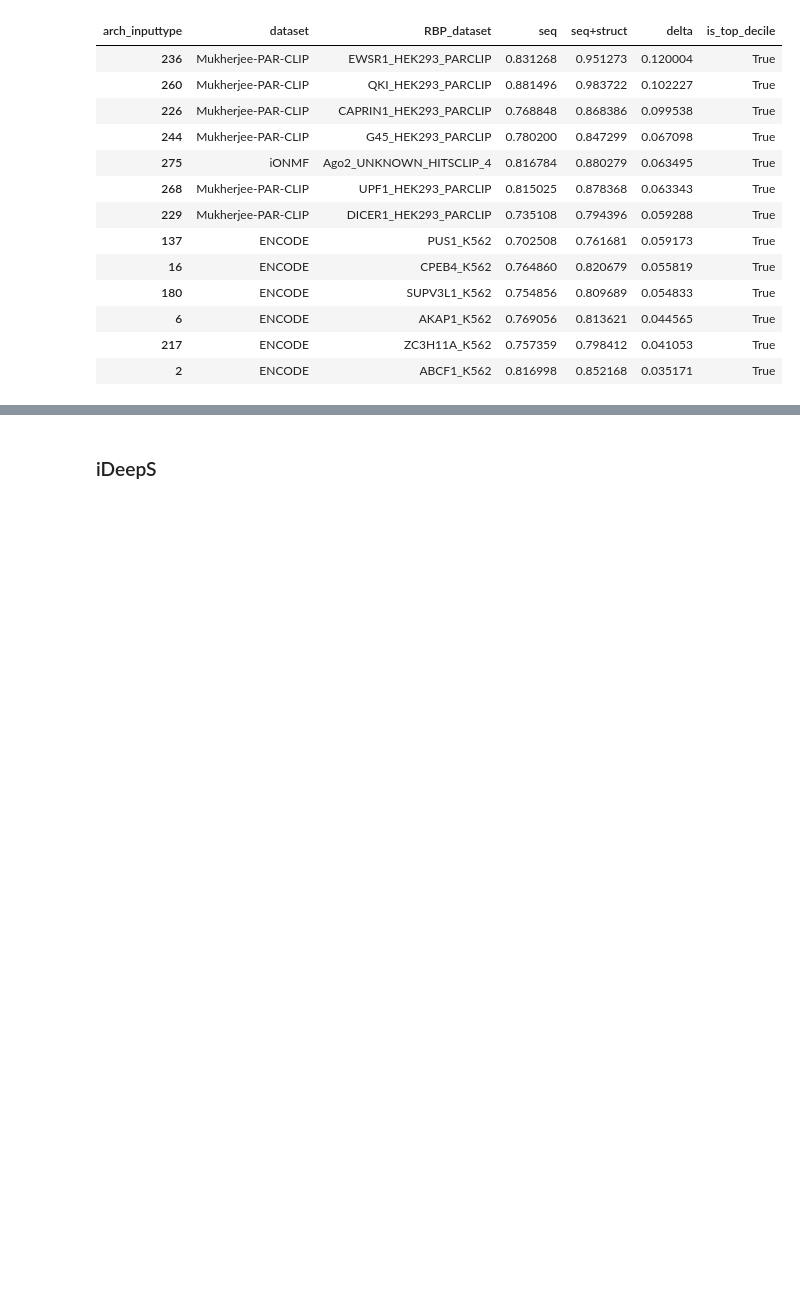
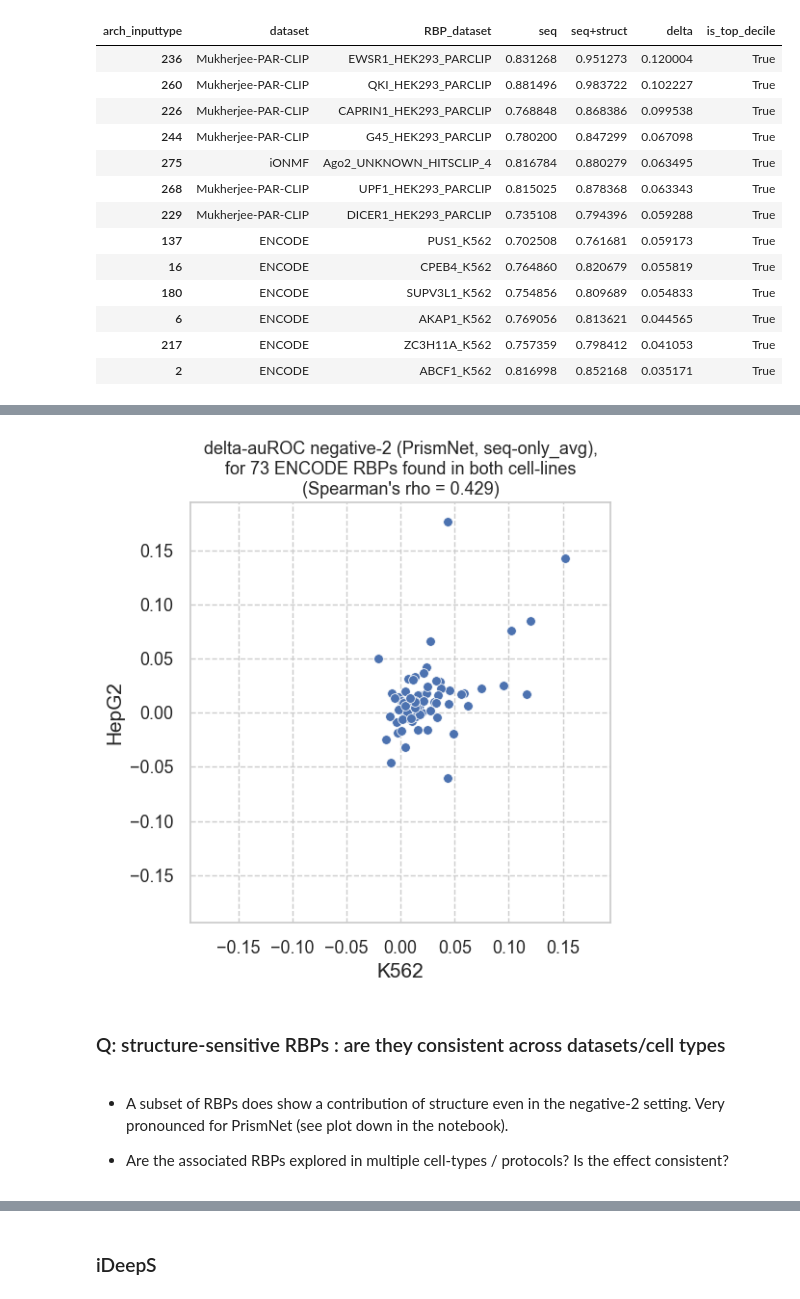
Before and after one commit to mhorlacher/Benchmark-RBP, a Jupyter notebook: analyses/notebooks/seq_and_structure.separate_prismnet_ideeps.ipynb, the cells around one changed output, grey strips where cells are left out. Saved outputs shown, nothing was run; the diff lists cells and outputs as text; code cells hidden in the pictures; blank space fills up the shorter version.

```diff
--- a/analyses/notebooks/seq_and_structure.separate_prismnet_ideeps.ipynb
+++ b/analyses/notebooks/seq_and_structure.separate_prismnet_ideeps.ipynb
@@ -331,0 +623,23 @@ ideeps_tmp_inputfeat_n1_piv_ALT.loc[
+# %%
+if export_plots:
+    savefig_file = str(
+        Path(path_output_dir) / "struct_vs_seq_only_prismnet_neg2_encode_ct.pdf"
+    )
+else:
+    savefig_file = None
+
+plot_agreement_encode(
+    tmp_agreement_encode_n2_delta_prismnet,
+    method="PrismNet",
+    negative_set="negative-2",
+    savefig_file=savefig_file,
+)
+# %% [output]
+[figure, added]
+# %% [markdown]
+### Q: structure-sensitive RBPs : are they consistent across datasets/cell types
+# %% [markdown]
+- A subset of RBPs does show a contribution of structure even in the negative-2 setting. Very pronounced for PrismNet (see plot down in the notebook).
+
+- Are the associated RBPs explored in multiple cell-types / protocols? Is the effect
+consistent?
```
Also changed, not shown: parts of 51 cells of this notebook.
